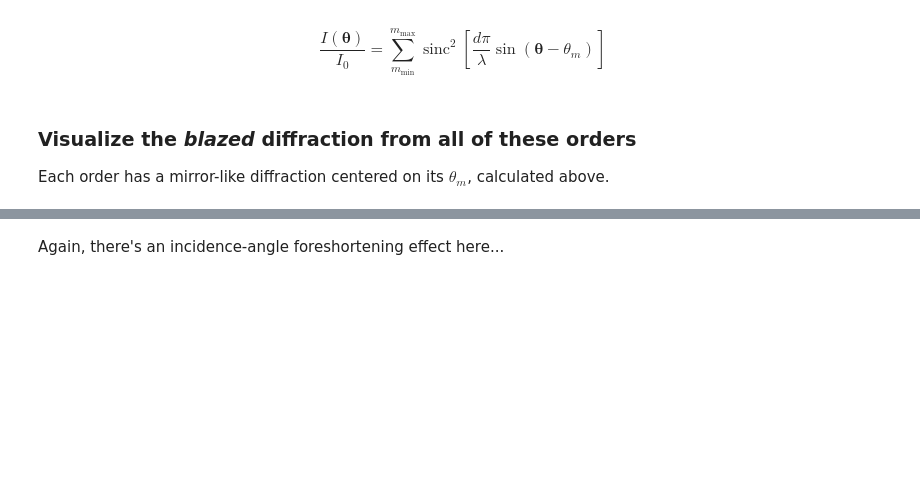
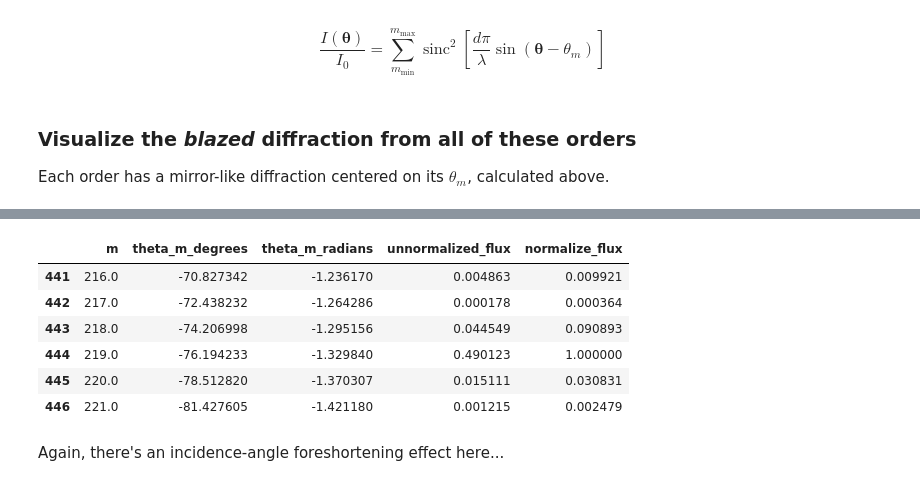
Before and after one commit to Echelle/postale, a Jupyter notebook: notebooks/01_IGRINS_CA1/05_IGRINS_CA1_R3_blaze_model_Emily20220509.ipynb, the cells around one changed output, grey strips where cells are left out. Drawn from its saved outputs; the diff is of its cells as text; code cells hidden in the pictures; blank space fills up the shorter version.

```diff
--- a/notebooks/01_IGRINS_CA1/05_IGRINS_CA1_R3_blaze_model_Emily20220509.ipynb
+++ b/notebooks/01_IGRINS_CA1/05_IGRINS_CA1_R3_blaze_model_Emily20220509.ipynb
@@ -118,2 +152,16 @@ blaze_modulation = np.sinc((d_term*np.pi/(wavelength_micron)*
+# %%
+pd.set_option('display.max_rows', 300)
+# %%
+brightest_index = df.normalize_flux.argmax()
+# %%
+df.iloc[brightest_index-3:brightest_index+3]
+# %% [output]
+|  | m | theta_m_degrees | theta_m_radians | unnormalized_flux | normalize_flux |
+| 441 | 216.0 | -70.827342 | -1.236170 | 0.004863 | 0.009921 |
+| 442 | 217.0 | -72.438232 | -1.264286 | 0.000178 | 0.000364 |
+| 443 | 218.0 | -74.206998 | -1.295156 | 0.044549 | 0.090893 |
+| 444 | 219.0 | -76.194233 | -1.329840 | 0.490123 | 1.000000 |
+| 445 | 220.0 | -78.512820 | -1.370307 | 0.015111 | 0.030831 |
+| 446 | 221.0 | -81.427605 | -1.421180 | 0.001215 | 0.002479 |
 # %% [markdown]
 Again, there's an incidence-angle foreshortening effect here...
```
Also changed, not shown: parts of 29 cells of this notebook.
